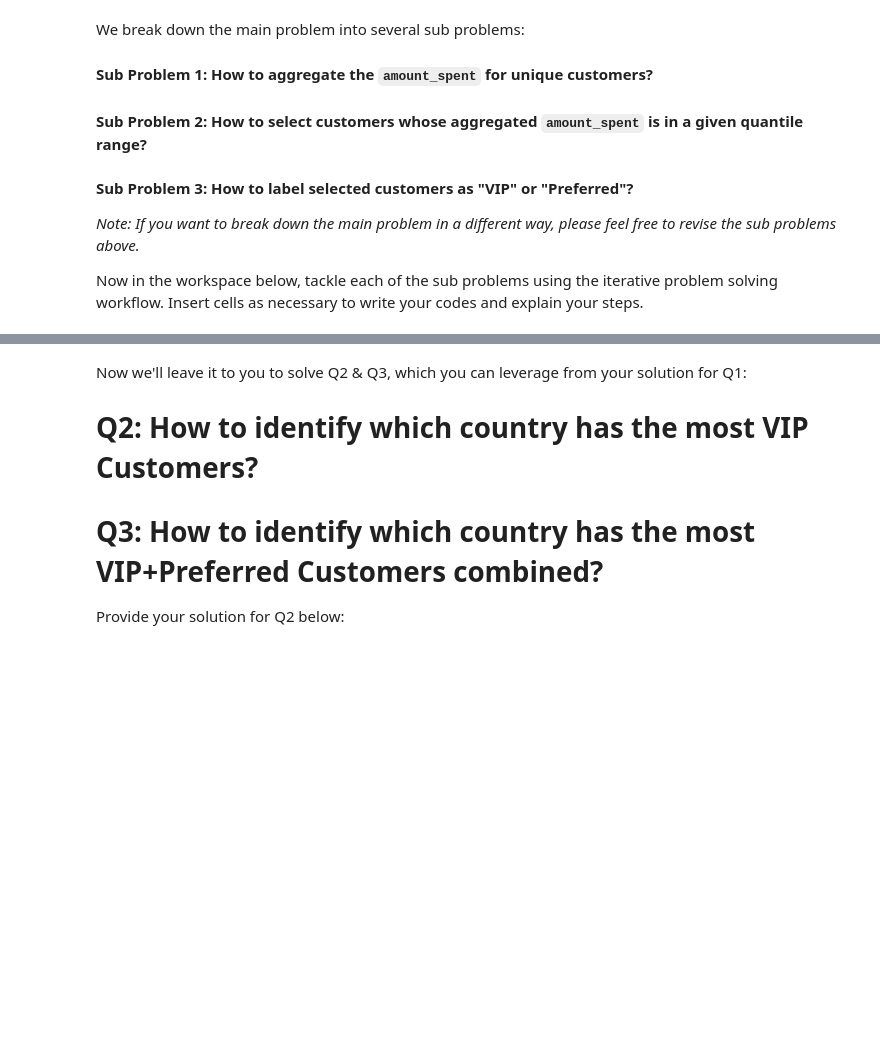
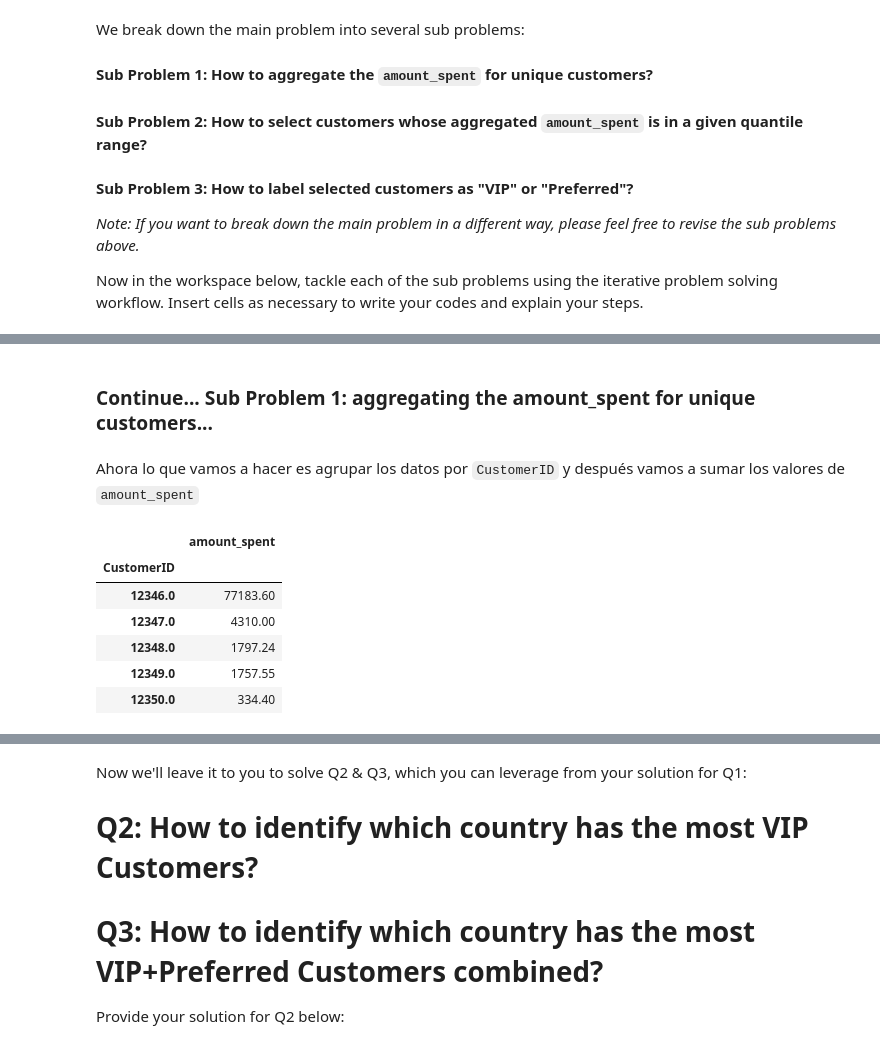
Before and after one commit to JavierLuna/data-labs, a Jupyter notebook: module-2/lab-df-calculation-and-transformation/your-code/challenge-3.ipynb, the cells around one changed output, grey strips where cells are left out. Saved outputs shown, nothing was run; the diff lists cells and outputs as text; code cells hidden in the pictures; blank space fills up the shorter version.

```diff
--- a/module-2/lab-df-calculation-and-transformation/your-code/challenge-3.ipynb
+++ b/module-2/lab-df-calculation-and-transformation/your-code/challenge-3.ipynb
@@ -49,0 +81,16 @@ Now in the workspace below, tackle each of the sub problems using the iterative
+# %% [markdown]
+### Continue... Sub Problem 1: aggregating the amount_spent for unique customers...
+# %% [markdown]
+Ahora lo que vamos a hacer es agrupar los datos por `CustomerID` y después vamos a sumar los valores de
+`amount_spent`
+# %%
+amount_spent_by_customer = amount_spent_and_customer.groupby(['CustomerID']).sum().copy()
+amount_spent_by_customer.head()
+# %% [output]
+|  | amount_spent |
+| CustomerID |  |
+| 12346.0 | 77183.60 |
+| 12347.0 | 4310.00 |
+| 12348.0 | 1797.24 |
+| 12349.0 | 1757.55 |
+| 12350.0 | 334.40 |
```
Also changed, not shown: parts of 22 cells of this notebook.
